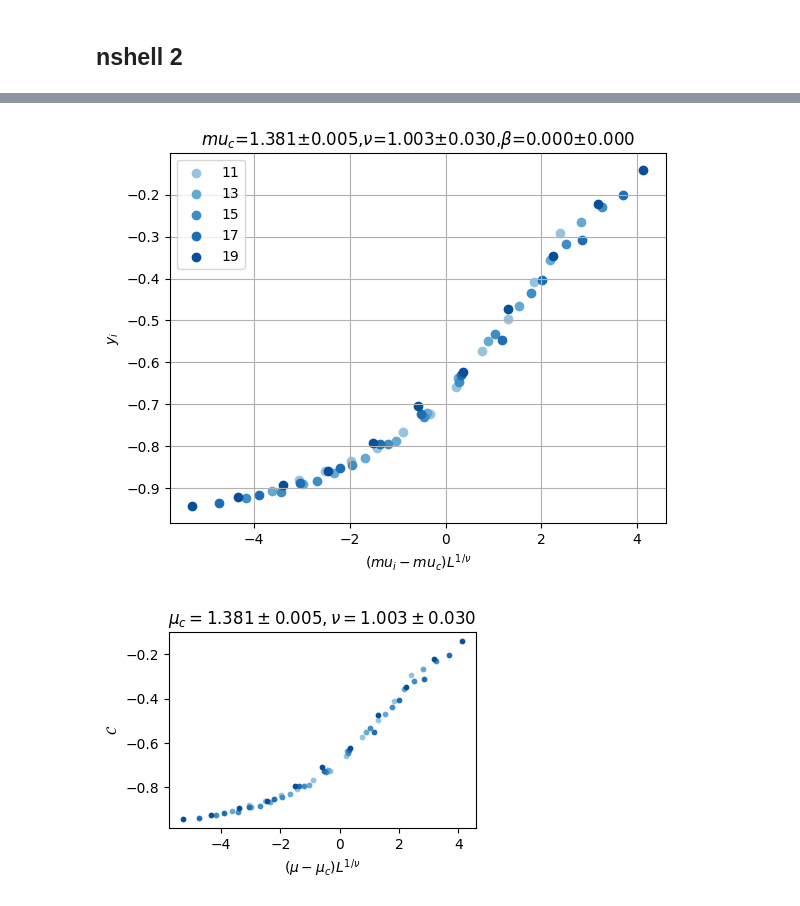
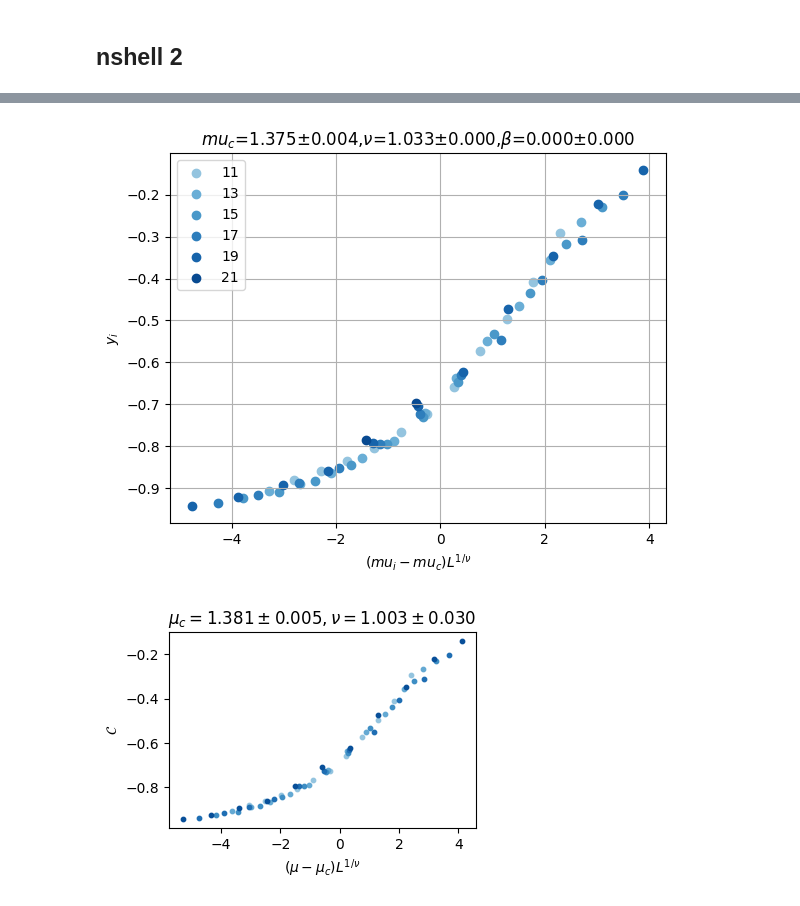
Before and after one commit to hainingpan/GTN, a Jupyter notebook: plot_pytorch.ipynb, the cells around one changed output, grey strips where cells are left out. Cells and saved outputs as stored; diff of their text form; code cells hidden in the pictures.

```diff
--- a/plot_pytorch.ipynb
+++ b/plot_pytorch.ipynb
@@ -21,7 +21,7 @@ from data_collapse import *
 # %% [markdown]
 # Generate
 # %%
-L_list=range(11,21,2)
+L_list=range(11,23,2)
 params_list=[
 ({'es':'50','sigma':0},{'L':L_list,'nshell':[2,],'mu': np.unique(np.round(np.hstack([np.linspace(1.1,2.1,11),np.linspace(1.1,1.6,11)]),2)) }),
 ({'es':'50','sigma':0},{'L':L_list,'nshell':[3,],'mu': np.unique(np.round(np.hstack([np.linspace(1.1,2.1,11),np.linspace(1.3,1.8,11)]),2)) }),
@@ -60,5 +62,5 @@ array([1.1 , 1.15, 1.2 , 1.25, 1.3 , 1.35, 1.4 , 1.45, 1.5 , 1.55, 1.6 ,
 # %%
-L_list=range(11,21,2)
+L_list=range(11,25,2)
 params_list=[
 ({'es':'50','sigma':0},{'L':L_list,'nshell':[2,3,4,5],'mu':np.linspace(1.1,2.1,21)}),
 # ({'es':'50',},{'L':L_list,'nshell':[2,3,4,5],'mu':np.round( np.hstack([np.linspace(1.1,2.1,11),np.linspace(2.2,2.8,4)]) ,2)}),
@@ -127,9 +141,9 @@ plot_raw(nshell=2,df=df_0,save=True)
 # %%
-dc=DataCollapse(df=df_0,params={'Metrics':'Chern','seed0':0,'nshell':2},Lmin=11,Lmax=19,p_range=[1.1,1.6],p_='mu',L_='L')
+dc=DataCollapse(df=df_0,params={'Metrics':'Chern','seed0':0,'nshell':2},Lmin=11,Lmax=21,p_range=[1.1,1.6],p_='mu',L_='L')
 dc.datacollapse(nu=1.,p_c=1.39,p_c_range = dc.p_range,nu_range=(0.5,3))
 dc.plot_data_collapse()
 # %% [output]
-[figure, old version]
+[figure, new version]
 # %%
 plot_datacollapse(dc,nshell=2,save=True,metrics='Chern')
 # %% [output]
```
Also changed, not shown: parts of 20 cells of this notebook, 1 other file.
